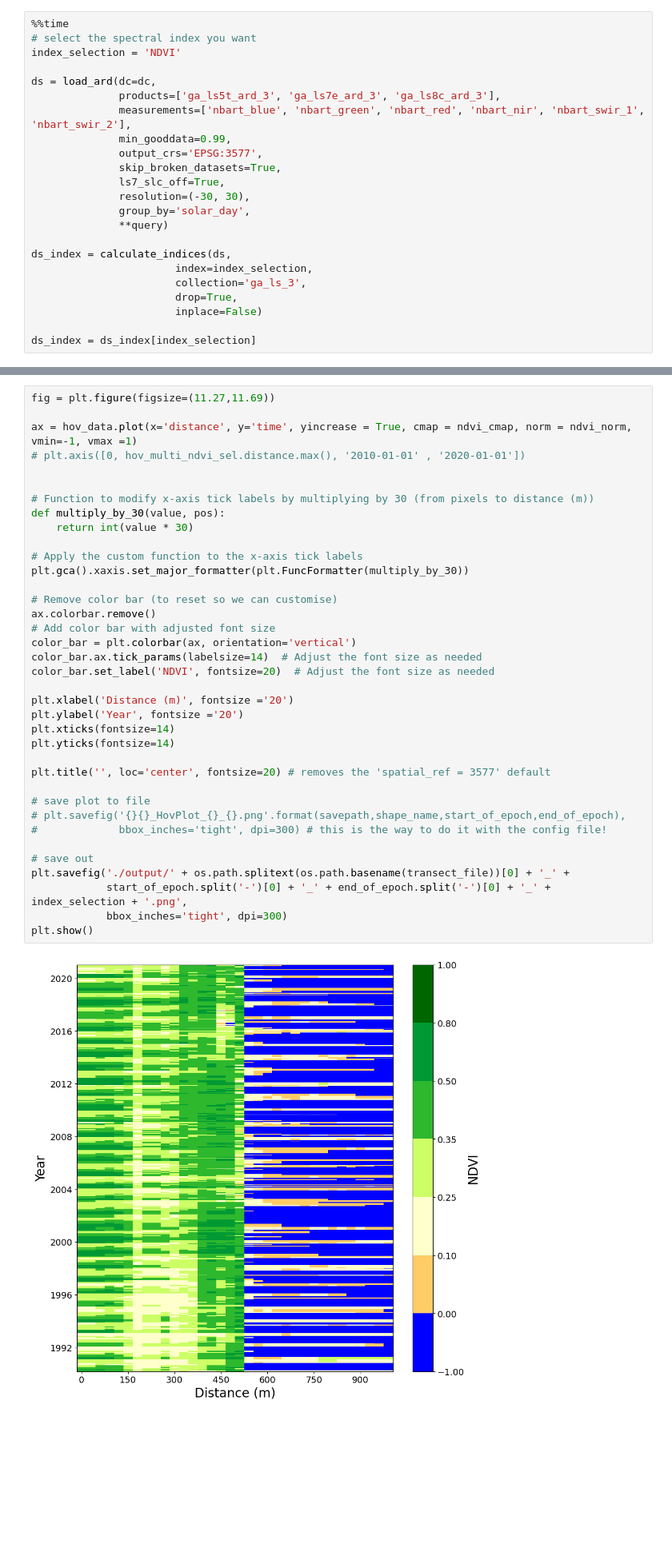
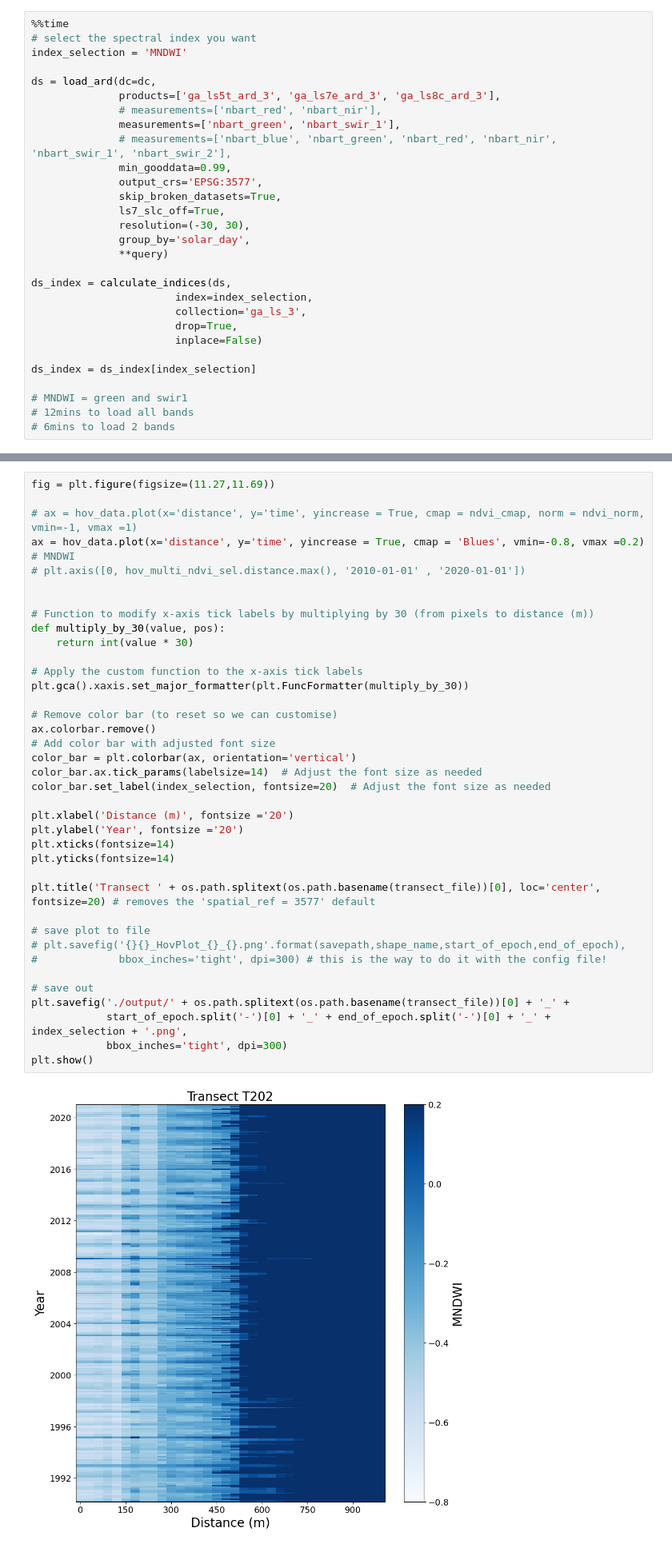
Before and after one commit to christopherowers/DP_KNP, a Jupyter notebook: Hovmoller_CO.ipynb, the cells around one changed output, grey strips where cells are left out. Shown: that part at 80% size. Cells and saved outputs as stored; diff of their text form; blank space fills up the shorter version.

Commit message:
trialling MNDWI

```diff
--- a/Hovmoller_CO.ipynb
+++ b/Hovmoller_CO.ipynb
@@ -100,11 +100,13 @@ display(map_object)
 # %%
 %%time
 # select the spectral index you want
-index_selection = 'NDVI'
+index_selection = 'MNDWI'
 
 ds = load_ard(dc=dc,
               products=['ga_ls5t_ard_3', 'ga_ls7e_ard_3', 'ga_ls8c_ard_3'],
-              measurements=['nbart_blue', 'nbart_green', 'nbart_red', 'nbart_nir', 'nbart_swir_1', 'nbart_swir_2'],
+              # measurements=['nbart_red', 'nbart_nir'],
+              measurements=['nbart_green', 'nbart_swir_1'],
+              # measurements=['nbart_blue', 'nbart_green', 'nbart_red', 'nbart_nir', 'nbart_swir_1', 'nbart_swir_2'],
               min_gooddata=0.99,
               output_crs='EPSG:3577',
               skip_broken_datasets=True,
@@ -120,6 +122,10 @@ ds_index = calculate_indices(ds,
                        inplace=False)
 
 ds_index = ds_index[index_selection]
+
+# MNDWI = green and swir1
+# 12mins to load all bands
+# 6mins to load 2 bands
 # %% [output]
 Finding datasets
     ga_ls5t_ard_3
@@ -222,39 +253,40 @@ ndvi_norm = mpl.colors.BoundaryNorm(ndvi_bounds, ndvi_cmap.N, clip=True)
 # %%
 fig = plt.figure(figsize=(11.27,11.69))
 
-ax = hov_data.plot(x='distance', y='time', yincrease = True, cmap = ndvi_cmap, norm = ndvi_norm, vmin=-1, vmax =1)
+# ax = hov_data.plot(x='distance', y='time', yincrease = True, cmap = ndvi_cmap, norm = ndvi_norm, vmin=-1, vmax =1)
+ax = hov_data.plot(x='distance', y='time', yincrease = True, cmap = 'Blues', vmin=-0.8, vmax =0.2) # MNDWI
 # plt.axis([0, hov_multi_ndvi_sel.distance.max(), '2010-01-01' , '2020-01-01'])
 
 
 # Function to modify x-axis tick labels by multiplying by 30 (from pixels to distance (m))
 def multiply_by_30(value, pos):
     return int(value * 30)
 
 # Apply the custom function to the x-axis tick labels
 plt.gca().xaxis.set_major_formatter(plt.FuncFormatter(multiply_by_30))
 
 # Remove color bar (to reset so we can customise)
 ax.colorbar.remove()
 # Add color bar with adjusted font size
 color_bar = plt.colorbar(ax, orientation='vertical')
 color_bar.ax.tick_params(labelsize=14)  # Adjust the font size as needed
-color_bar.set_label('NDVI', fontsize=20)  # Adjust the font size as needed
+color_bar.set_label(index_selection, fontsize=20)  # Adjust the font size as needed
 
 plt.xlabel('Distance (m)', fontsize ='20')
 plt.ylabel('Year', fontsize ='20')
 plt.xticks(fontsize=14)
 plt.yticks(fontsize=14)
 
-plt.title('', loc='center', fontsize=20) # removes the 'spatial_ref = 3577' default
+plt.title('Transect ' + os.path.splitext(os.path.basename(transect_file))[0], loc='center', fontsize=20) # removes the 'spatial_ref = 3577' default
 
 # save plot to file
 # plt.savefig('{}{}_HovPlot_{}_{}.png'.format(savepath,shape_name,start_of_epoch,end_of_epoch),
 #             bbox_inches='tight', dpi=300) # this is the way to do it with the config file!
 
 # save out
 plt.savefig('./output/' + os.path.splitext(os.path.basename(transect_file))[0] + '_' +
             start_of_epoch.split('-')[0] + '_' + end_of_epoch.split('-')[0] + '_' + index_selection + '.png',
             bbox_inches='tight', dpi=300)
 plt.show()
 # %% [output]
-[figure, old version]
+[figure, new version]
```
Also changed, not shown: parts of 4 cells of this notebook.
